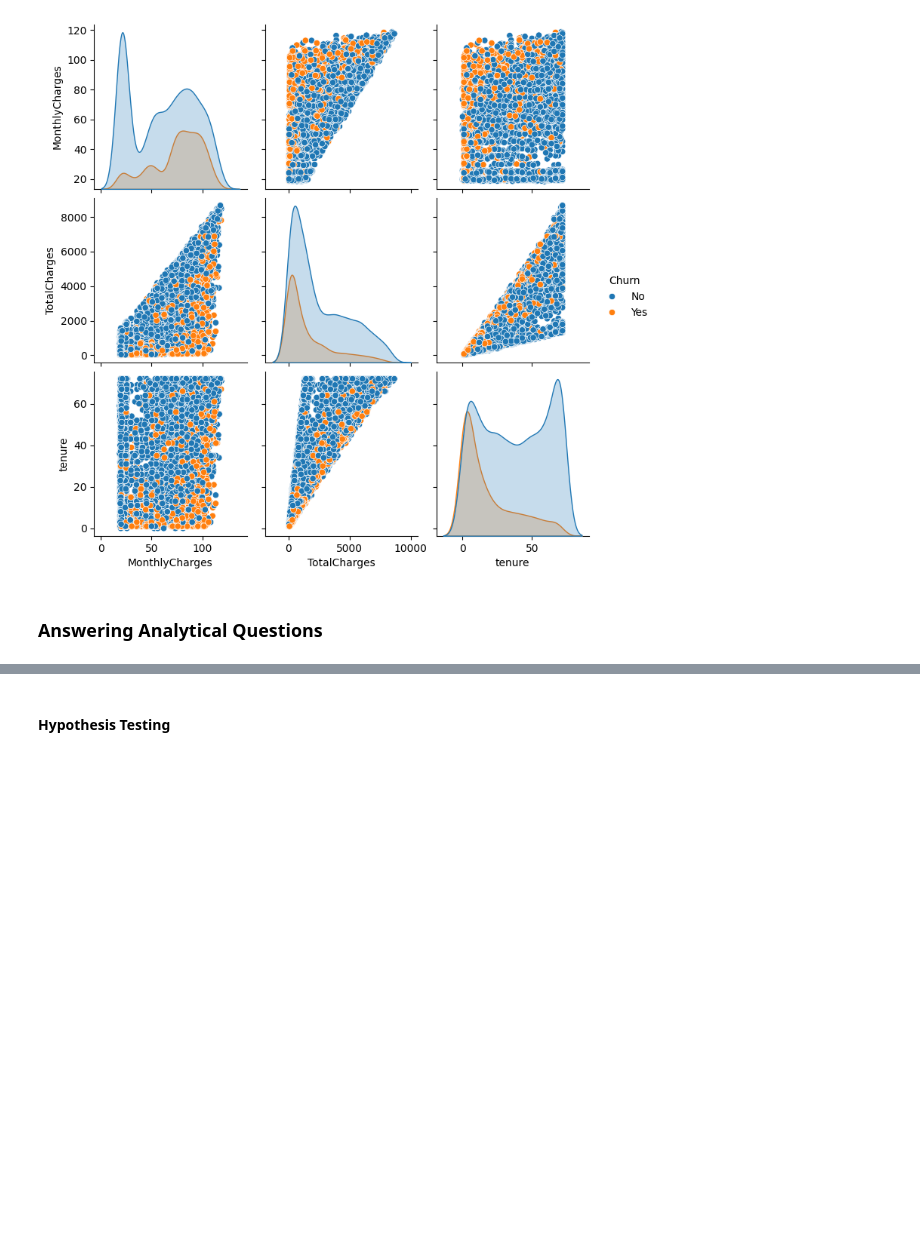
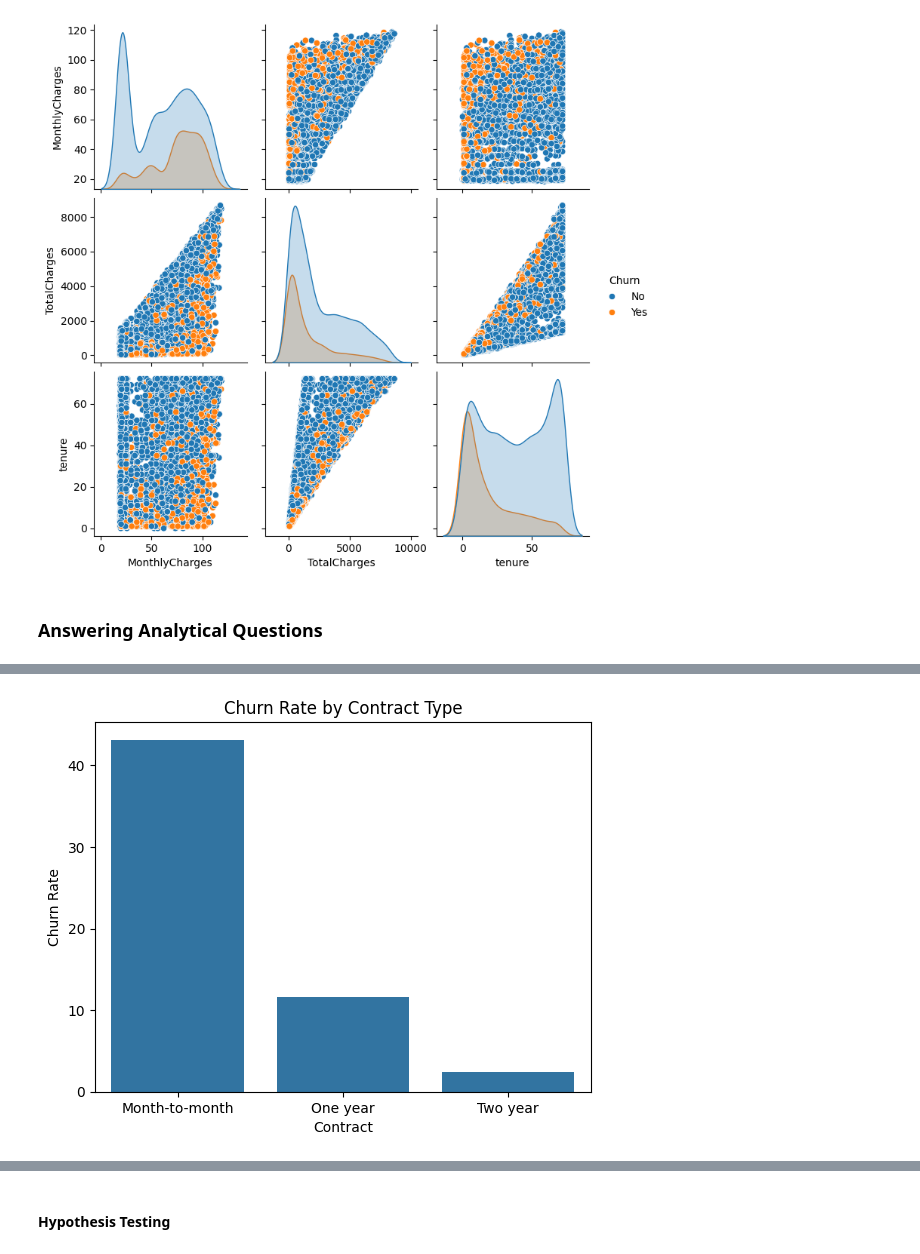
Before and after one commit to MayayaPatrick/Churn-rate-Prediction-Model, a Jupyter notebook: notebooks/main.ipynb, the cells around one changed output, grey strips where cells are left out. Saved outputs shown, nothing was run; the diff lists cells and outputs as text; code cells hidden in the pictures; blank space fills up the shorter version.

```diff
--- a/notebooks/main.ipynb
+++ b/notebooks/main.ipynb
@@ -556,10 +571,12 @@ plt.show()
 # %%
-# # Contract vs Churn
-# contract_churn = train.groupby('Contract')['Churn'].value_counts(normalize=True).unstack()
-# contract_churn['Churn Rate'] = contract_churn['Yes'] * 100
+# Contract vs Churn
+contract_churn = train.groupby('Contract')['Churn'].value_counts(normalize=True).unstack()
+contract_churn['Churn Rate'] = contract_churn['Yes'] * 100
 
-# # Plotting
-# sns.barplot(x=contract_churn.index, y='Churn Rate', data=contract_churn)
-# plt.title('Churn Rate by Contract Type')
-# plt.show()
+# Plotting
+sns.barplot(x=contract_churn.index, y='Churn Rate', data=contract_churn)
+plt.title('Churn Rate by Contract Type')
+plt.show()
+# %% [output]
+[figure, added]
 # %%
```
Also changed, not shown: parts of 6 cells of this notebook.
